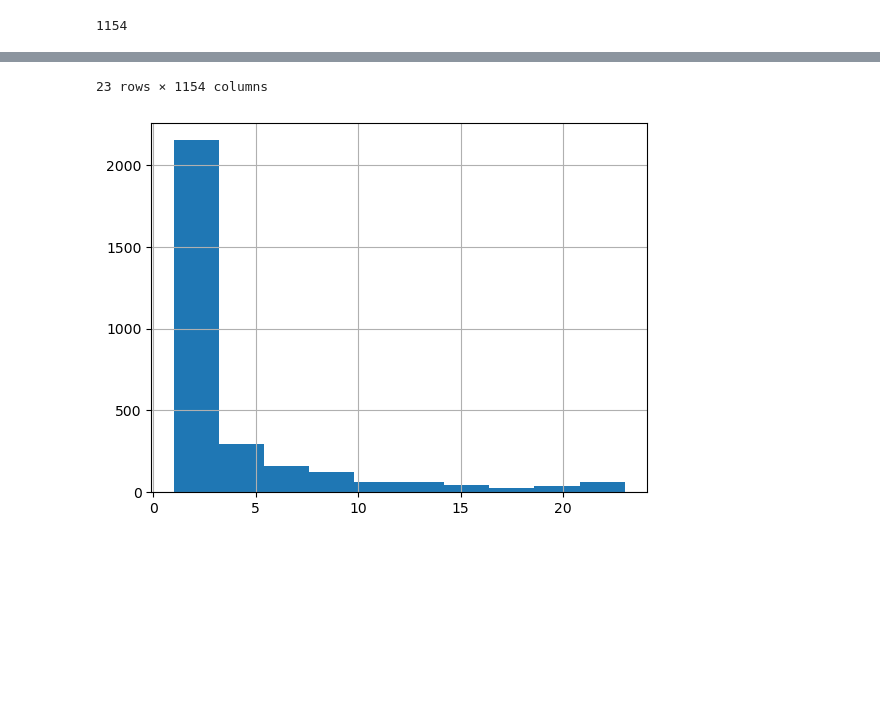
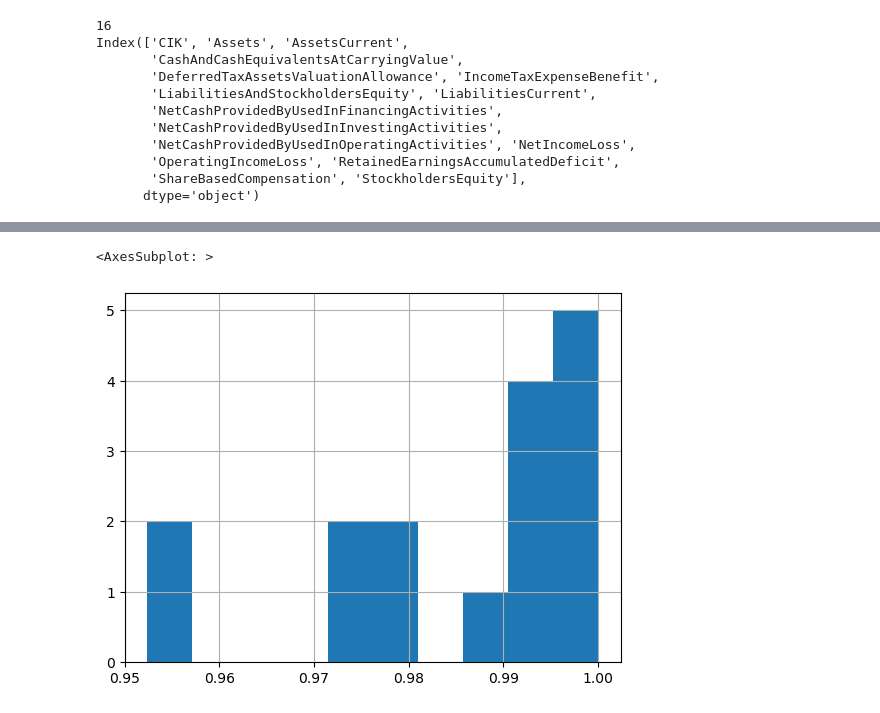
Before and after one commit to jainr3/SECret-Insights, a Jupyter notebook: testing.ipynb, the cells around one changed output, grey strips where cells are left out. Saved outputs shown, nothing was run; the diff lists cells and outputs as text; code cells hidden in the pictures; blank space fills up the shorter version.

```diff
--- a/testing.ipynb
+++ b/testing.ipynb
@@ -50,4 +55,6 @@ for file_name in json_files:
     list_of_data.append(data)
 
 df_text = pd.DataFrame(list_of_data)
+print(df_text.shape)
+df_text["cik"] = df_text["cik"].astype(int)
 df_text.head()
@@ -101,7 +135,7 @@ csv_files = [pos_json for pos_json in os.listdir(path_to_csv) if pos_json.endswi
 
 list_of_data = []
 
-NUM_FILES = 100  # only parse first N files
+NUM_FILES = -1  # only parse first N files
 
 for file_name in csv_files[:NUM_FILES]:
   with open(f'./{path_to_csv}{file_name}', 'r') as f:
@@ -109,12 +143,20 @@ for file_name in csv_files[:NUM_FILES]:
 
     # each row is one filing year for the same company
     for year_data in data:
-      year_data["filed"] = pd.to_datetime(year_data["filed"]).date()
+      # print(type(int(year_data["CIK"][3:])))
+      # print(type(df_text["cik"][0]))
 
-      if year_data["filed"].year == 2008 and year_data["form"] == "10-K":
+      if (
+        year_data["end"][:4] == "2021" and
+        year_data["form"] == "10-K" and
+        year_data["Currency"] == "USD" and
+        int(year_data["CIK"][3:]) in df_text["cik"].values
+      ):
         list_of_data.append(year_data)
 
-df_table = pd.DataFrame(list_of_data)
+df_table = pd.DataFrame(list_of_data).replace('', np.nan)
+df_table = df_table.drop(['end', 'filed', 'form', 'Ticker', 'Currency', 'Name'], axis=1)
+
 print(df_table.shape)
 df_table.head()
 # %% [output]
@@ -122,17 +178,26 @@ KeyboardInterrupt
 # %%
-# We can see that there are a huge number of fields, but almost all of them are missing
-# (because they are for 10-Qs or other forms)
-df_table.count(axis=0).hist()
-
-# # What if we only took the fields that were filled out for a high percent of the companies?
-FILLED_PCT_MIN = 0.1
+# What if we only took the fields that were filled out for a high percent of the companies?
+FILLED_PCT_MIN = 0.95
 field_filled_pct = df_table.count(axis=0) / df_table.shape[0]
 df_table = df_table.loc[:, field_filled_pct >= FILLED_PCT_MIN]
 print(len(df_table.columns))
 
-# # After manual inspection of these, we were reasonably happy that they captured many of the "most important" values
-df_table.head(23)
+# After manual inspection of these, we were reasonably happy that they captured many of the "most important" values
+print(df_table.columns)
 
-# For the kept columns with missing data, we
+(df_table.count(axis=0) / df_table.shape[0]).hist()
+
+# Now we rescale the data for our algorithms to work better
+# df_table.hist(axis=0)
 # %% [output]
-1154
+16
+Index(['CIK', 'Assets', 'AssetsCurrent',
+       'CashAndCashEquivalentsAtCarryingValue',
+       'DeferredTaxAssetsValuationAllowance', 'IncomeTaxExpenseBenefit',
+       'LiabilitiesAndStockholdersEquity', 'LiabilitiesCurrent',
+       'NetCashProvidedByUsedInFinancingActivities',
+       'NetCashProvidedByUsedInInvestingActivities',
+       'NetCashProvidedByUsedInOperatingActivities', 'NetIncomeLoss',
+       'OperatingIncomeLoss', 'RetainedEarningsAccumulatedDeficit',
+       'ShareBasedCompensation', 'StockholdersEquity'],
+      dtype='object')
@@ -156,2 +204,2 @@ df_table.head(23)
-23 rows × 1154 columns
+<AxesSubplot: >
-[figure, old version]
+[figure, new version]
```
Also changed, not shown: parts of 12 cells of this notebook.
